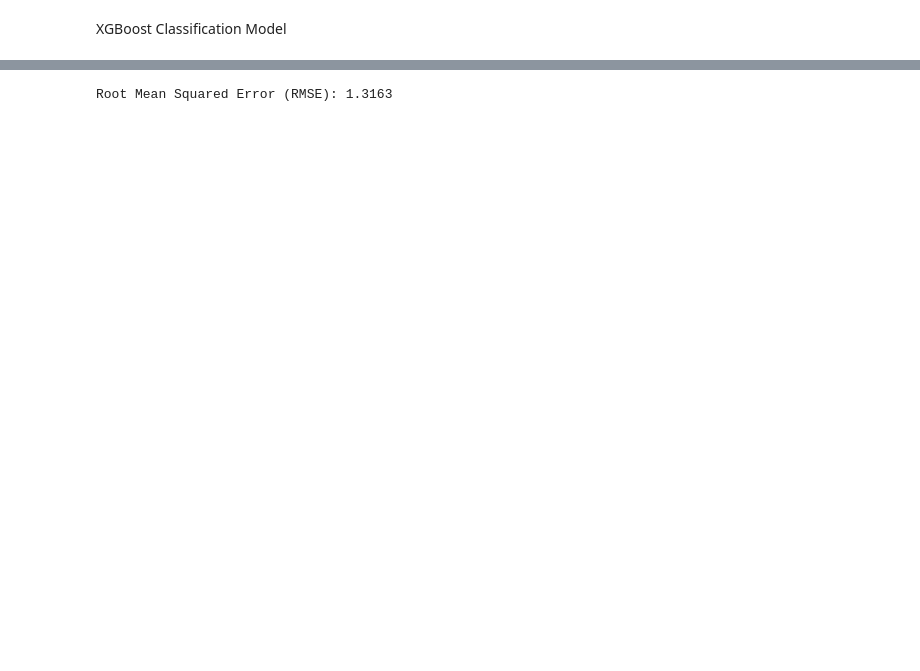
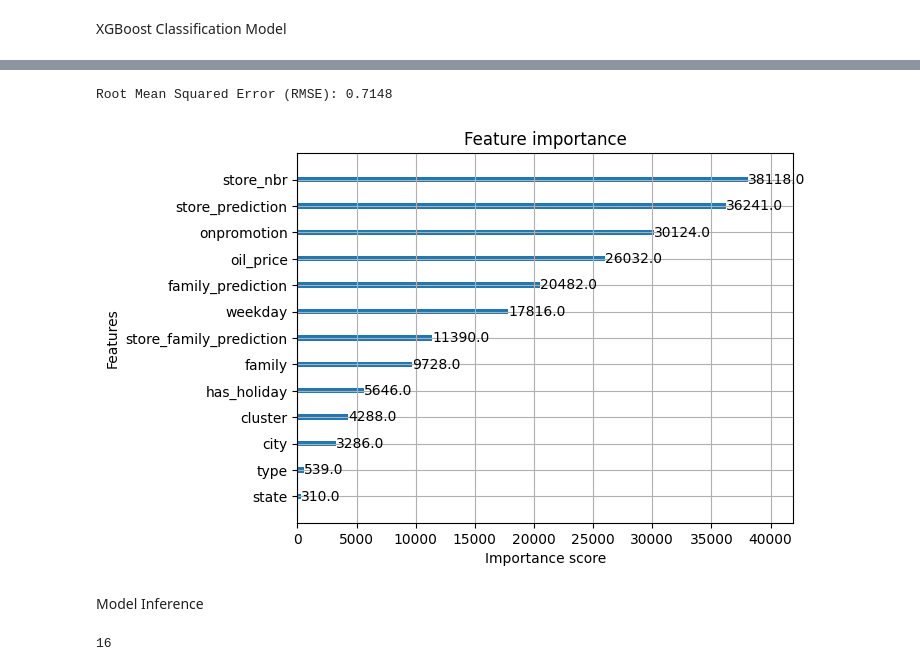
Before and after one commit to Zak3211/kaggle_competitions, a Jupyter notebook: Store Sales - Time Series Forecasting/solution.ipynb, the cells around one changed output, grey strips where cells are left out. Cells and saved outputs as stored; diff of their text form; code cells hidden in the pictures; blank space fills up the shorter version.

```diff
--- a/Store Sales - Time Series Forecasting/solution.ipynb
+++ b/Store Sales - Time Series Forecasting/solution.ipynb
@@ -350,0 +356,2 @@ stores_df = process_stores_table()
+# %%
+train_df = process_train_data(train_df, has_holiday_dict, oil_prices_dict, stores_df)
@@ -351,14 +508,38 @@ stores_df = process_stores_table()
+# %%
+# Loads the saved JSON and updates train_df
+
+file_path = "predictions/category_3_scaled.json"
+
+with open(file_path, "r") as f:
+    family_to_date_prediction_dict = json.load(f)
+
+train_df["family_prediction"] = train_df.apply(
+    lambda x: family_to_date_prediction_dict[x["family"]][x["date"]], axis=1
+)
 # %% [markdown]
 XGBoost Classification Model
+# %%
+# Train test split
+X = train_df.drop(columns=["id", "sales", "date"])
+y = train_df["sales"]
+
+split = int(0.75 * len(X))
+X_train, X_val = X[:split], X[split:]
+y_train, y_val = y[:split], y[split:]
 # %%
 model = XGBRegressor(
-    n_estimators=250,
-    max_depth=10,
-    learning_rate=0.05,
+    n_estimators=800,
+    learning_rate=0.03,
+    max_depth=0,
+    max_leaves=256,
+    min_child_weight=1,
+    gamma=0,
     subsample=0.8,
     colsample_bytree=0.8,
+    grow_policy="lossguide",
+    reg_lambda=0.1,
+    enable_categorical=True,
     random_state=42,
-    enable_categorical = True
 )
 
 model.fit(X_train, y_train)
@@ -365,9 +558,19 @@ model.fit(X_train, y_train)
 # %%
-y_pred = model.predict(X_test)
+y_pred = model.predict(X_val)
 y_pred = np.maximum(0, y_pred)
-y_test = y_test.ravel()
+y_val = y_val.ravel()
 
-rmsle = np.sqrt(mean_squared_error(np.log1p(y_test), np.log1p(y_pred)))
+rmsle = np.sqrt(mean_squared_error(np.log1p(y_val), np.log1p(y_pred)))
 print(f"Root Mean Squared Error (RMSE): {rmsle:.4f}")
 # %% [output]
-Root Mean Squared Error (RMSE): 1.3163
+Root Mean Squared Error (RMSE): 0.7148
+# %%
+from xgboost import XGBRegressor, plot_importance
+import matplotlib.pyplot as plt
+
+plot_importance(model)
+plt.show()
+# %% [output]
+[figure, added]
+# %% [markdown]
+Model Inference
@@ -373,0 +581,4 @@ Root Mean Squared Error (RMSE): 1.3163
+# %%
+print(len(test_df["date"].unique()))
+# %% [output]
+16
```
Also changed, not shown: parts of 34 cells of this notebook.
